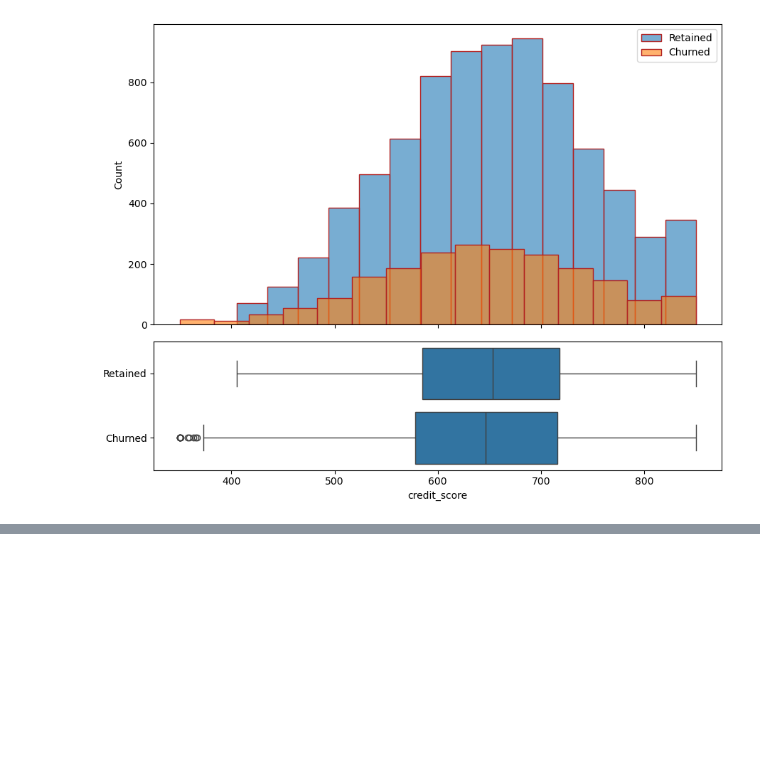
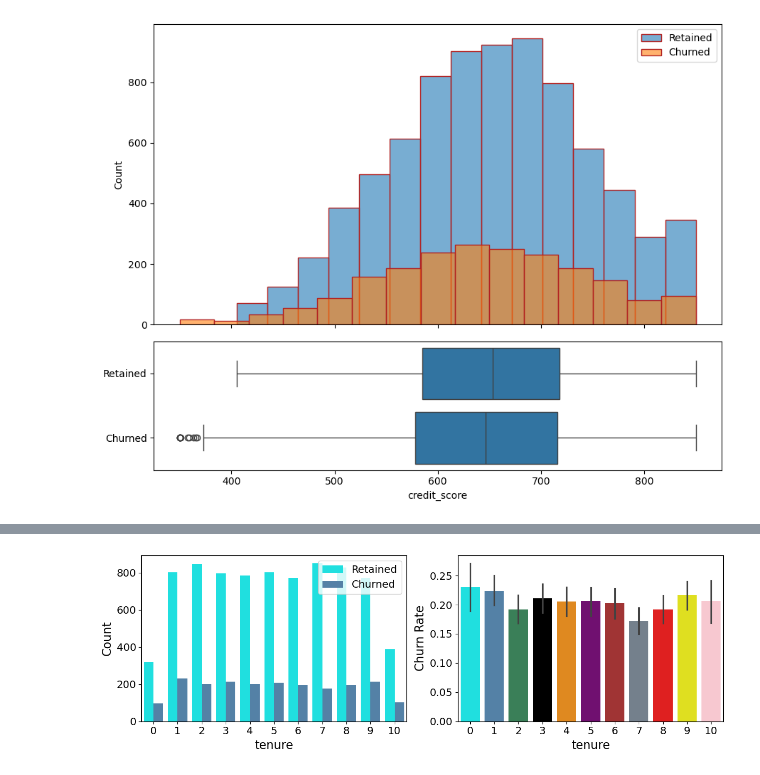
Before and after one commit to MrinmoyBANIKYA/End-to-End-Bank-CustomerChurnAnalysis, a Jupyter notebook: info.ipynb, the cells around one changed output, grey strips where cells are left out. Drawn from its saved outputs; the diff is of its cells as text; code cells hidden in the pictures; blank space fills up the shorter version.

```diff
--- a/info.ipynb
+++ b/info.ipynb
@@ -590,0 +653,4 @@ plot_continuous(df, 'credit_score') ##this calls the plot_continuous function to
+# %%
+plot_categorical('tenure')
+# %% [output]
+[figure, added]
```
Also changed, not shown: parts of 38 cells of this notebook.
